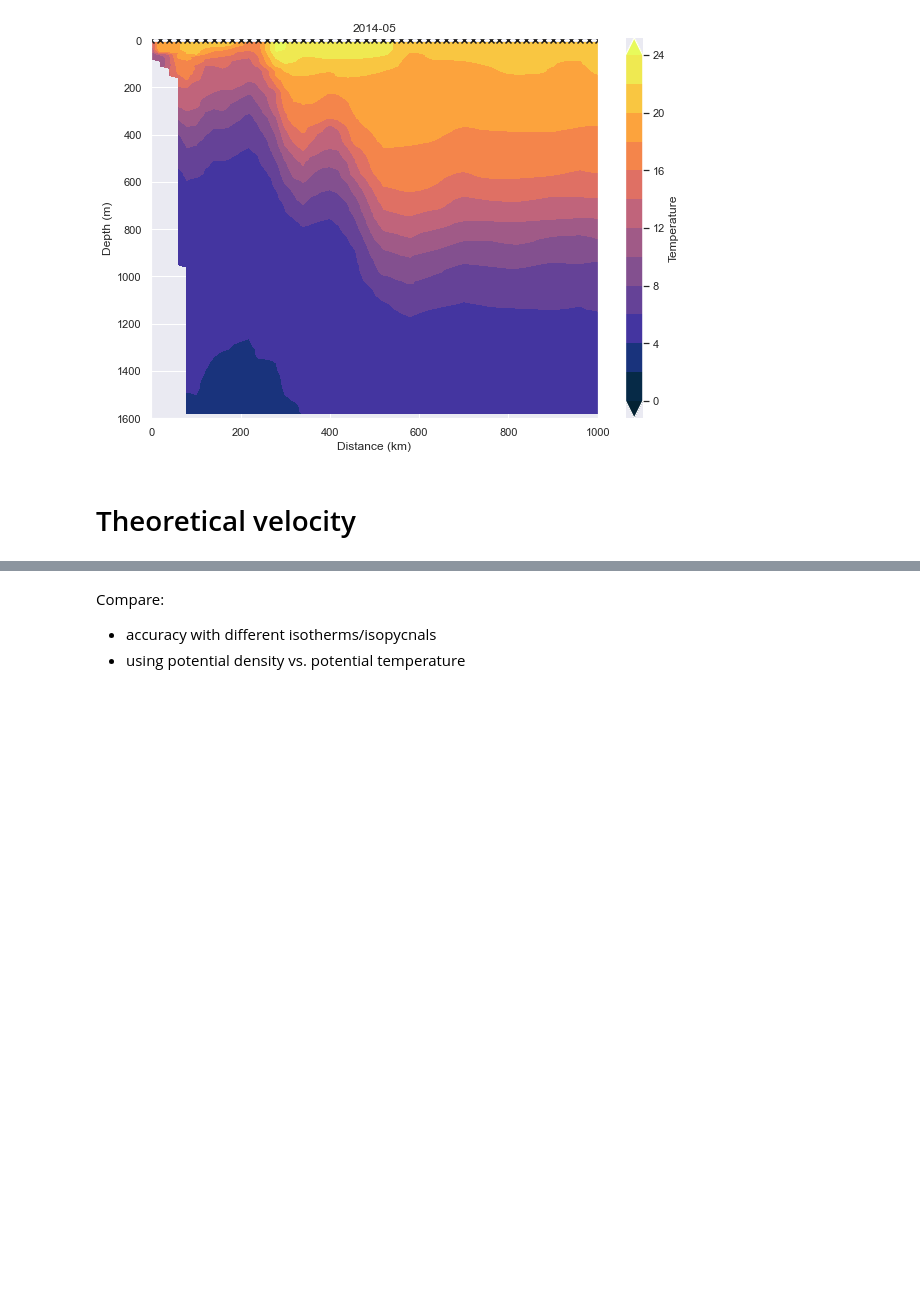
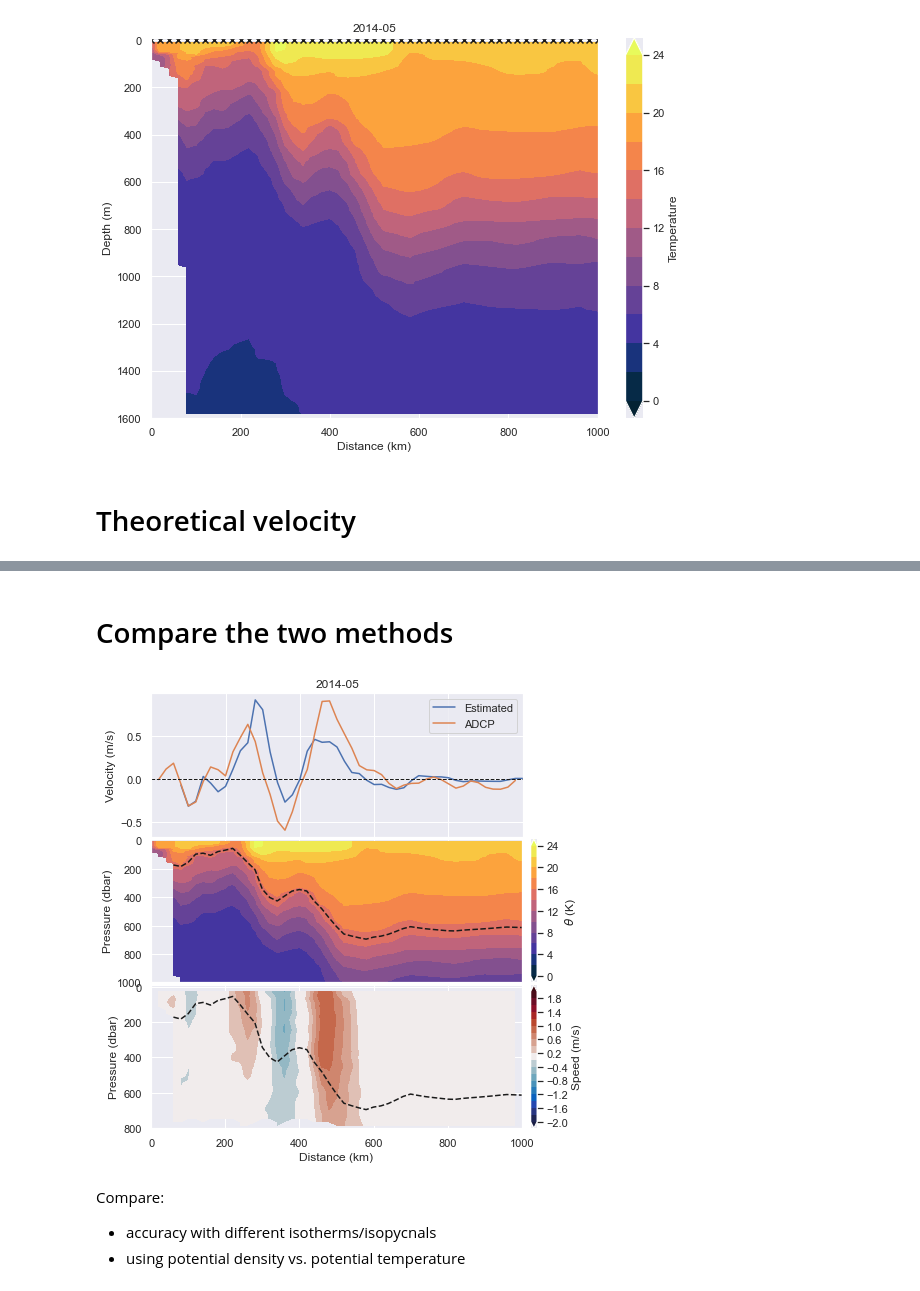
Before and after one commit to ktcarr/12.843, a Jupyter notebook: lab2/lab2_analysis.ipynb, the cells around one changed output, grey strips where cells are left out. Saved outputs shown, nothing was run; the diff lists cells and outputs as text; code cells hidden in the pictures; blank space fills up the shorter version.

Commit message:
nice alongstream plots

```diff
--- a/lab2/lab2_analysis.ipynb
+++ b/lab2/lab2_analysis.ipynb
@@ -97,4 +101,11 @@ $\implies v = \frac{g}{f}\frac{\partial\eta_1}{\partial x}$
 # %%
+def get_ym(data, idx):
+    '''Get year and month from the data, given data and index'''
+    time = data.time.isel(time=idx)
+    y    = time.dt.year.values.item()
+    m    = time.dt.month.values.item()
+    return y, m
+
 def get_iso(data, x):
     '''Given a dataset and the value of an isopycnal/therm, get coordinates of isopycnal/therm'''
     levels = np.array([x])
@@ -195,4 +156,58 @@ plt.show()
-# %% [markdown]
-Compare:
-- accuracy with different isotherms/isopycnals
-- using potential density vs. potential temperature
+# %% [markdown]
+# Compare the two methods
+# %%
+time_idx  = 0
+iso_level = 15
+
+iso, grad, v             = est_velocity(data.isel(time=time_idx), iso_level)
+speed_lower, speed_upper = get_lower_upper(speed.isel(time=time_idx), iso)
+
+c = sns.color_palette()
+
+figsize = np.array([8,8])
+fig = plt.figure(figsize=figsize)
+gs = fig.add_gridspec(30,30)
+
+#### Land vs. Ocean #####
+ax0 = fig.add_subplot(gs[:10,:25])
+p1 = ax0.plot(v.dist, v.values, label='Estimated')
+p2 = ax0.plot(v.dist, speed_upper, color=c[1], label='ADCP')
+# du = ax0.contourf(np.array([[]]), np.array([[]]))
+ax0.set_xticklabels([])
+ax0.axhline(0,ls='--',lw=1,c='k')
+ax0.set_xlim([0,1000])
+ax0.set_ylabel('Velocity (m/s)')
+ax0.legend()
+y,m = get_ym(data, time_idx)
+ax0.set_title(f'{y}-{m:02d}')
+
+#### Plot Temperature profile ###
+ax = fig.add_subplot(gs[10:20,:])
+p = ax.contourf(data.dist, data.depth, data.isel(time=time_idx)['T'].T, cmap='cmo.thermal',
+               levels=np.arange(0,25,2), extend='both') # create contour plot
+cb = fig.colorbar(p, orientation='vertical', pad=.02, label=r'$\theta$ (K)')
+ax.plot(iso.dist, iso.values, c='k', ls='--')
+ax.set_ylabel('Pressure (dbar)')
+ax.set_xticklabels([])
+ax.set_ylim([-10,1000])
+plt.gca().invert_yaxis() # reverse order of y axis so that depth decreases going down
+
+
+#### Plot Velocity profile ####
+ax = fig.add_subplot(gs[20:30,:])
+p = ax.contourf(speed.dist, speed.depth, speed.isel(time=time_idx), cmap='cmo.balance',
+               levels=gen_utils.make_cb_range(2,.2), extend='both') # create contour plot
+cb = fig.colorbar(p, orientation='vertical', label=r'Speed (m/s)', pad=.02)
+ax.plot(iso.dist, iso.values, c='k', ls='--')
+ax.set_ylabel('Pressure (dbar)')
+ax.set_xlabel('Distance (km)')
+ax.set_ylim([-10,800])
+plt.gca().invert_yaxis() # reverse order of y axis so that depth decreases going down
+
+plt.show()
+# %% [output]
+[figure, added]
+# %% [markdown]
+Compare:
+- accuracy with different isotherms/isopycnals
+- using potential density vs. potential temperature
```
Also changed, not shown: parts of 12 cells of this notebook.
